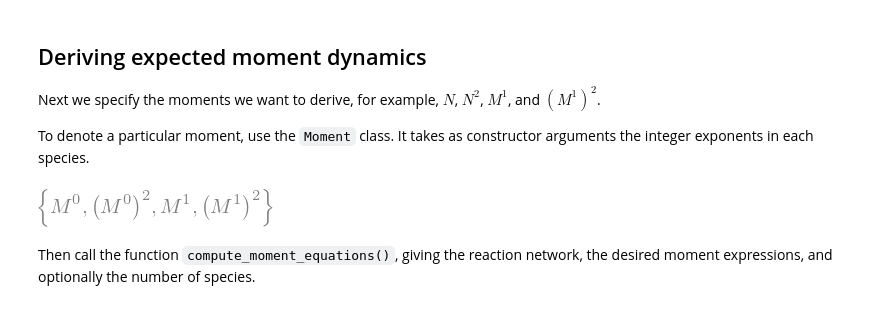
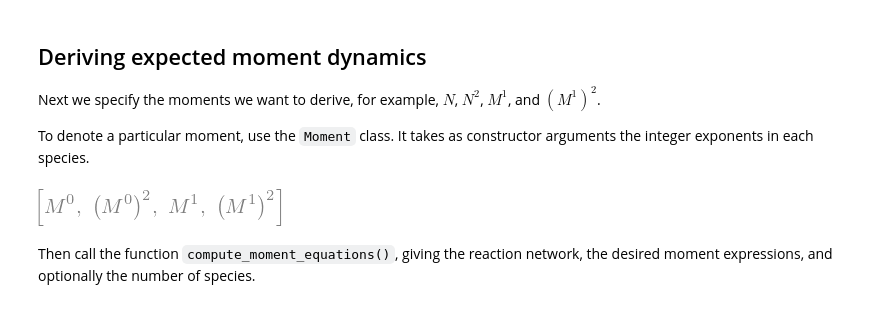
Before and after one commit to zechnerlab/Compartor, a Jupyter notebook: (2) HOWTO - deriving expected moment dynamics.ipynb, the cells around one changed output. Drawn from its saved outputs; the diff is of its cells as text; code cells hidden in the pictures.

```diff
--- a/(2) HOWTO - deriving expected moment dynamics.ipynb
+++ b/(2) HOWTO - deriving expected moment dynamics.ipynb
@@ -38,15 +38,15 @@ Next we specify the moments we want to derive, for example, $N$, $N^2$, $M^1$, a
 
 To denote a particular moment, use the `Moment` class. It takes as constructor arguments the integer exponents in each species.
 # %%
-moments = {
+moments = [
     Moment(0),
     Moment(0)**2,
     Moment(1),
     Moment(1)**2
-}
+]
 display(moments)
 # %% [output]
-[figure, old version]
+[figure, new version]
 # %% [markdown]
 Then call the function `compute_moment_equations()`, giving the reaction network, the desired moment expressions, and optionally the number of species.
 # %%
```
Also changed, not shown: parts of 7 cells of this notebook, 9 other files.
